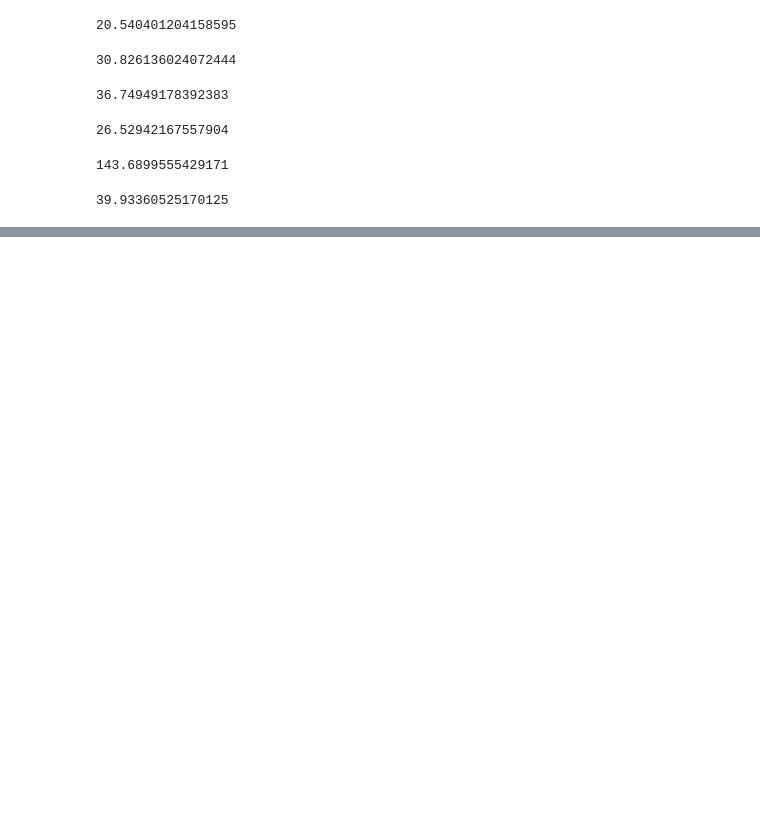
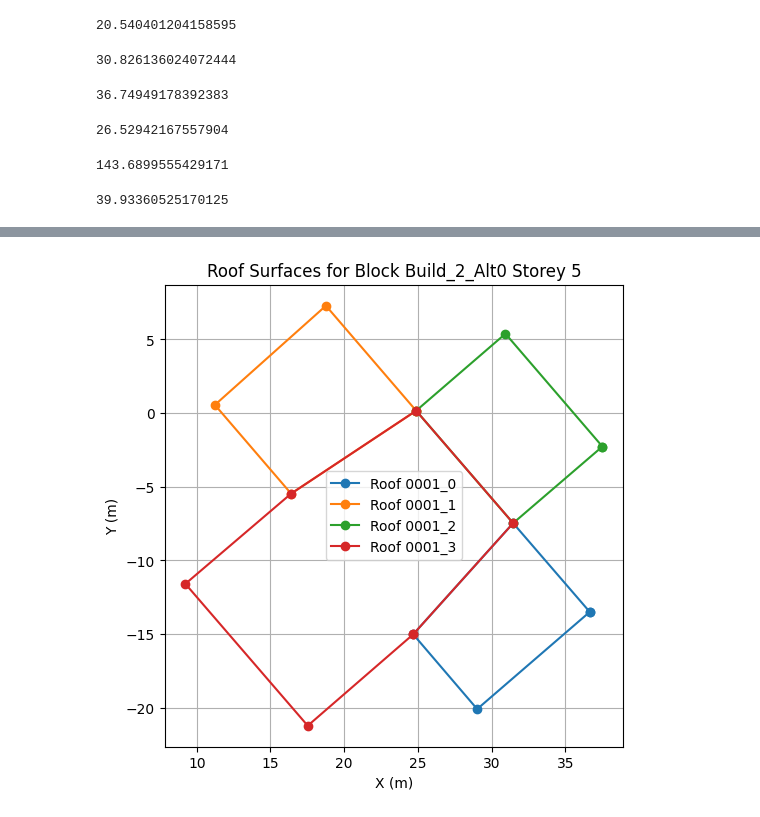
Before and after one commit to KTH-UrbanT/mubes-ubem, a Jupyter notebook: bin/outputs/test.ipynb, the cells around one changed output, grey strips where cells are left out. Saved outputs shown, nothing was run; the diff lists cells and outputs as text; code cells hidden in the pictures; blank space fills up the shorter version.

```diff
--- a/bin/outputs/test.ipynb
+++ b/bin/outputs/test.ipynb
@@ -20,7 +20,7 @@ allwindow = 0
 allheatedarea = 0
 WWR = {'0': 0.15, '1939': 0.15, '1960': 0.15, '1970': 0.2, '1976': 0.25, '1985': 0.25, '2000': 0.25} #Todo delete here
 # for i in range(1):
-with open(f'../../examples/Ex4-ParametricStudy/Sim_Results/Building_{1}v0.pickle', 'rb') as f:
+with open(f'../../examples/Test2/Sim_Results/Building_{1}v0.pickle', 'rb') as f:
     results = pickle.load(f)
 print('Hi')
     # wwr = results['BuildDB'].wwr
@@ -156,0 +256,45 @@ v
+# %%
+import matplotlib.pyplot as plt
+
+# Define the polygons from the user's BUILDINGSURFACE:DETAILED data
+poly_0 = [(36.6662, -13.49),
+          (31.4682, -7.467),
+          (24.6872, -15.01),
+          (29.0272, -20.083)]
+
+poly_1 = [(24.8872, 0.162),
+          (18.7644, 7.2864),
+          (11.2306, 0.5566),
+          (16.4032, -5.464)]
+
+poly_2 = [(37.5242, -2.268),
+          (30.9462, 5.387),
+          (24.8872, 0.162),
+          (31.4682, -7.467)]
+
+poly_3 = [(24.6872, -15.01),
+          (31.4682, -7.467),
+          (24.8872, 0.162),
+          (16.4032, -5.464),
+          (9.2282, -11.585),
+          (17.5312, -21.212)]
+
+polys = [poly_0, poly_1, poly_2, poly_3]
+
+plt.figure(figsize=(6, 6))
+
+for i, poly in enumerate(polys):
+    xs = [p[0] for p in poly] + [poly[0][0]]
+    ys = [p[1] for p in poly] + [poly[0][1]]
+    plt.plot(xs, ys, marker='o', label=f"Roof 0001_{i}")
+
+plt.gca().set_aspect('equal', 'box')
+plt.xlabel("X (m)")
+plt.ylabel("Y (m)")
+plt.title("Roof Surfaces for Block Build_2_Alt0 Storey 5")
+plt.legend()
+plt.grid(True)
+
+plt.show()
+# %% [output]
+[figure, added]
```
Also changed, not shown: parts of 6 cells of this notebook, 21 other files.
